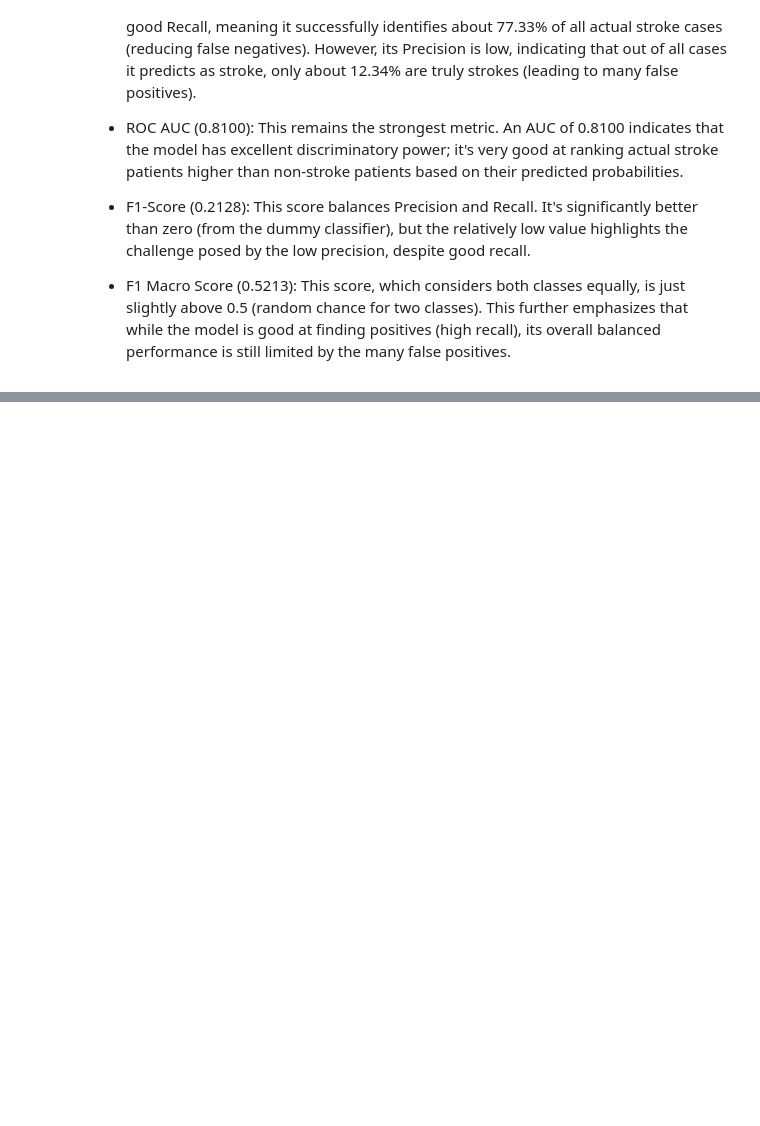
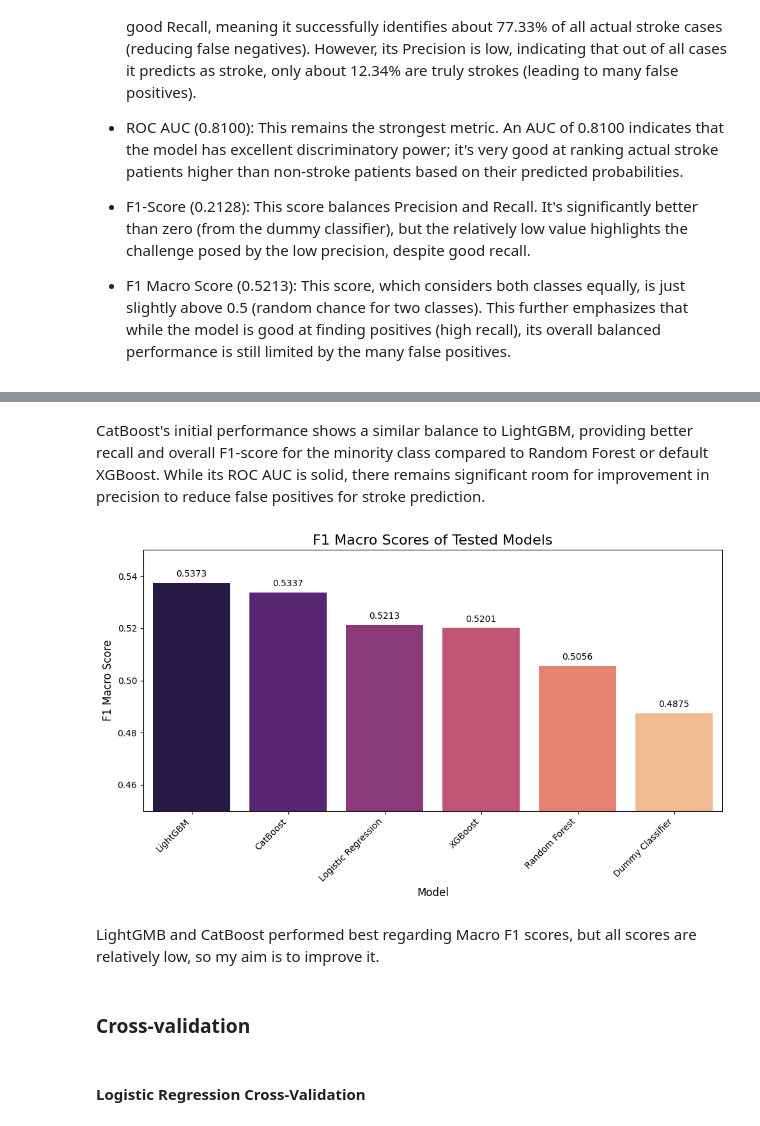
Before and after one commit to Duccard/stroke_risk_prediction, a Jupyter notebook: StrokeRiskPredictionModel.ipynb, the cells around one changed output, grey strips where cells are left out. Saved outputs shown, nothing was run; the diff lists cells and outputs as text; code cells hidden in the pictures; blank space fills up the shorter version.

Commit message:
Model development, Model Evaluation added

```diff
--- a/StrokeRiskPredictionModel.ipynb
+++ b/StrokeRiskPredictionModel.ipynb
@@ -1739,0 +2056,68 @@ F1 Macro Score: 0.5213
+# %% [markdown]
+CatBoost's initial performance shows a similar balance to LightGBM, providing better recall and overall F1-score for the minority class compared to Random Forest or default XGBoost. While its ROC AUC is solid, there remains significant room for improvement in precision to reduce false positives for stroke prediction.
+# %%
+import pandas as pd
+import matplotlib.pyplot as plt
+import seaborn as sns
+
+# Data for F1 Macro Scores
+based_and_advanced_models_macro_f1score = {
+    "Model": [
+        "Dummy Classifier",
+        "Logistic Regression",
+        "Random Forest",
+        "XGBoost",
+        "LightGBM",
+        "CatBoost",
+    ],
+    "F1 Macro Score": [0.4875, 0.5213, 0.5056, 0.5201, 0.5373, 0.5337],
+}
+
+df_f1_macro = pd.DataFrame(based_and_advanced_models_macro_f1score)
+
+# Sort the DataFrame by F1 Macro Score for better visualization
+df_f1_macro = df_f1_macro.sort_values(by="F1 Macro Score", ascending=False)
+
+# Create the bar plot
+plt.figure(figsize=(10, 6))
+ax = sns.barplot(
+    x="Model",
+    y="F1 Macro Score",
+    data=df_f1_macro,
+    palette="magma",
+    hue="Model",
+    legend=False,
+)  # Fixed FutureWarning by adding hue='Model' and legend=False
+
+# Add titles and labels
+plt.title("F1 Macro Scores of Tested Models", fontsize=16)
+plt.xlabel("Model", fontsize=12)
+plt.ylabel("F1 Macro Score", fontsize=12)
+plt.ylim(0.45, 0.55)  # Set y-limit to better show differences
+
+# Rotate x-axis labels if they overlap
+plt.xticks(rotation=45, ha="right")
+
+# Add score values on top of the bars
+for p in ax.patches:
+    ax.annotate(
+        f"{p.get_height():.4f}",
+        (p.get_x() + p.get_width() / 2.0, p.get_height()),
+        ha="center",
+        va="center",
+        xytext=(0, 10),  # Offset text above the bar
+        textcoords="offset points",
+        color="black",
+        fontsize=10,
+    )
+
+plt.tight_layout()  # Adjust layout to prevent labels from overlapping
+plt.show()
+# %% [output]
+[figure, added]
+# %% [markdown]
+LightGMB and CatBoost performed best regarding Macro F1 scores, but all scores are relatively low, so my aim is to improve it.
+# %% [markdown]
+### Cross-validation
+# %% [markdown]
+#### Logistic Regression Cross-Validation
```
Also changed, not shown: parts of 63 cells of this notebook.
